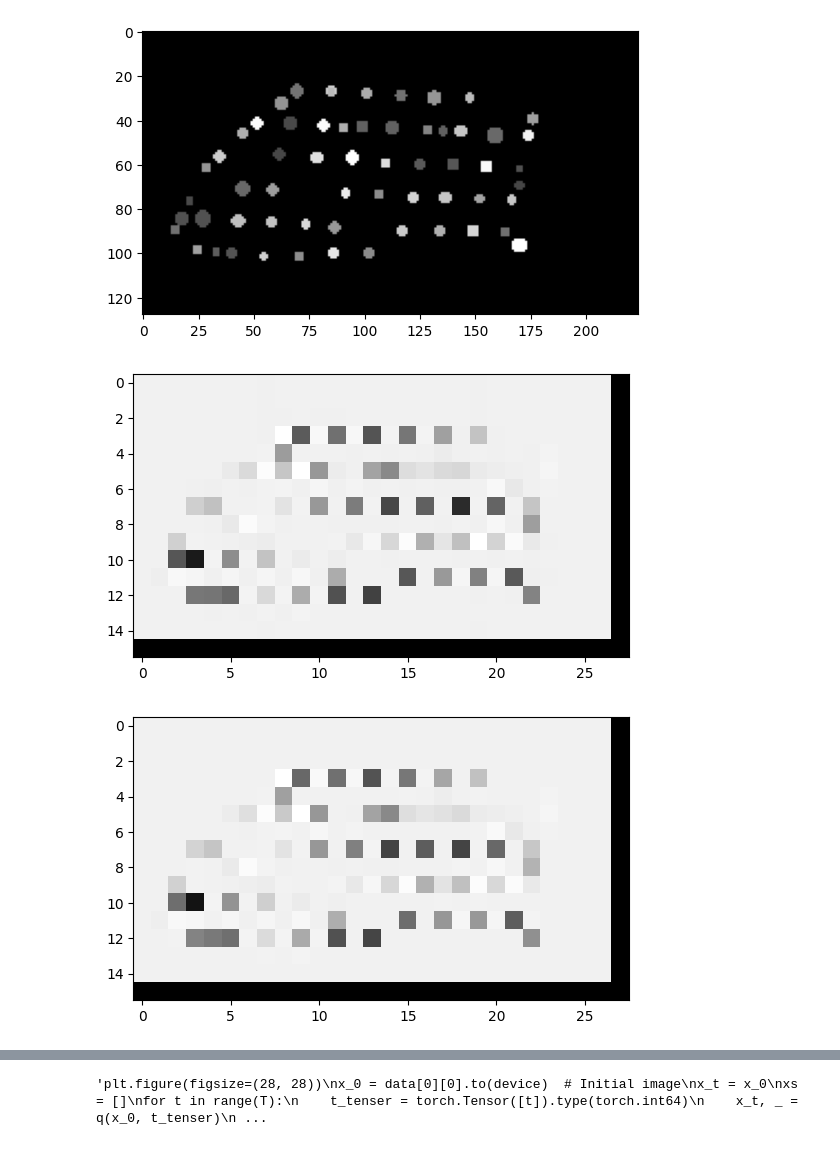
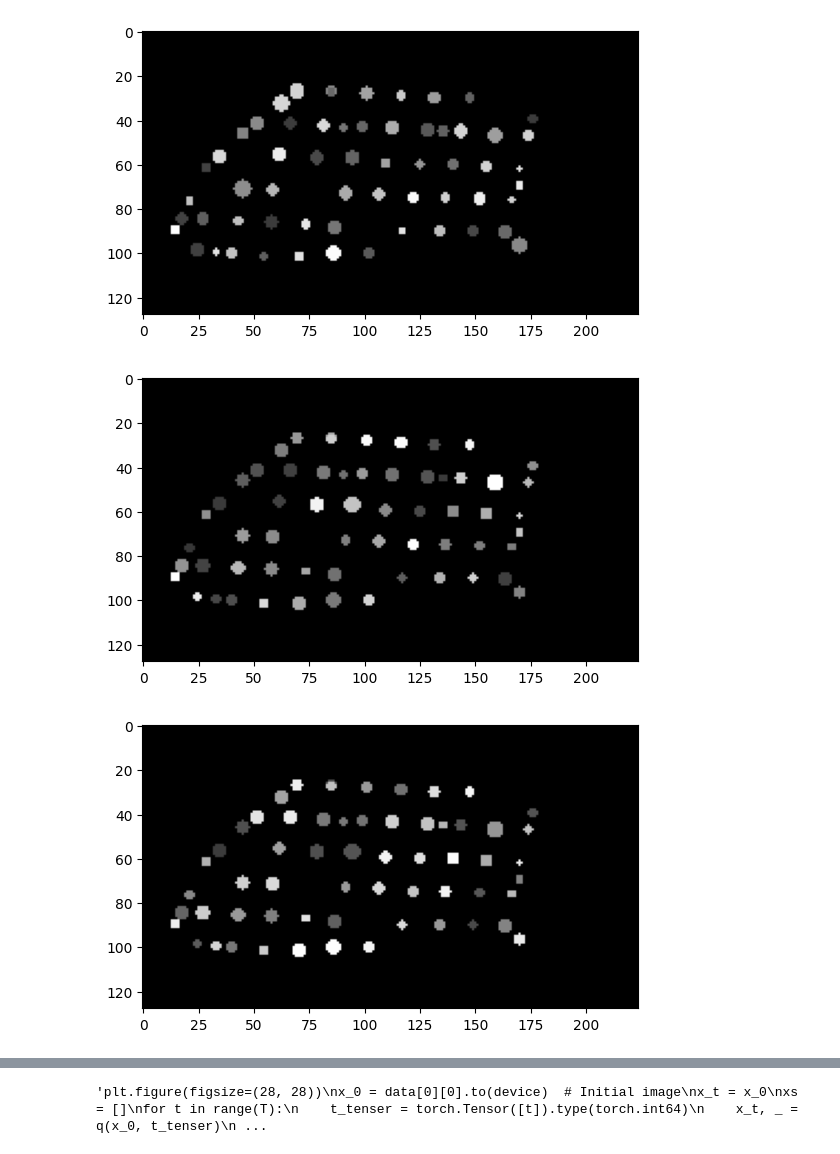
Before and after one commit to dali-cs1/summer_internship, a Jupyter notebook: model/diffusion_model.ipynb, the cells around one changed output, grey strips where cells are left out. Drawn from its saved outputs; the diff is of its cells as text; code cells hidden in the pictures.

Commit message:
Model+context+rectified Normalization.Added automatic DART data Extraction.Preloaded context for faster model runtime .

```diff
--- a/model/diffusion_model.ipynb
+++ b/model/diffusion_model.ipynb
@@ -27,53 +36,39 @@ transforms = v2.Compose([v2.Normalize(mean, std),v2.Lambda(lambda t: (t * 2) - 1
 # %%
 class CustomDataset(Dataset):
 
-    def __init__(self, img_dir, transform=None):
+    def __init__(self, img_dir, transform=None,transforms_context=None):
         self.img_dir = img_dir
         self.transform = transform
+        self.transforms_context = transforms_context
     def __len__(self):
         return len(os.listdir(self.img_dir))
 
     def __getitem__(self,idx):
-        cab,cw ,scale= [],[],[]
         img_path = os.path.join(self.img_dir,os.listdir(self.img_dir)[idx])
-        props_path = os.path.join(img_path,os.listdir(img_path)[1])
+        context_path = os.path.join(img_path,os.listdir(img_path)[1])
         img_path=os.path.join(img_path,os.listdir(img_path)[0])
-
-        f=open(props_path,'r')
-        props=js.load(f)
-        for i in range (60):
-            cab.append(props[f"Cab{i}"])
-            cw.append(props[f"Cw{i}"])
-            scale.append(props[f"xscale{i}"])
-        cab_patch,cw_patch=land_patch(positions,scale, cab, cw,np.zeros((128,224)))
 
         dataset=rasterio.open(img_path)
         image=dataset.read()
         tensr=(np.zeros((10,16,28)))
-
-        patch=(np.zeros((2,128,224)).astype(np.float32))
-        patch[0]=cab_patch
-        patch[1]=cw_patch
-        patch=torch.tensor(patch)
-
-        #try:
         for i in range(10):
             tensr[i][0:15,0:27]=bicubic_interpolation(image[i]).astype(np.int16)
         tensr=torch.tensor(tensr)
-        #except:
-        #   print('error occurred')
+        patch=torch.load(context_path)
         if self.transform:
             tensr = self.transform(tensr)
+        if self.transforms_context:
+            patch=self.transforms_context(patch)
         return (tensr ,patch )
 # %%
 img_dir="C:/Users/moham/OneDrive/Bureau/summer_internship/data/grp2/"
 IMG_height,IMG_width = 16,28
 IMG_CH = 10
-BATCH_SIZE = 10
+BATCH_SIZE = 28
 data = CustomDataset(img_dir,transforms)
 dataloader = DataLoader(data, batch_size=BATCH_SIZE, shuffle=True, drop_last=True)
 device = torch.device("cuda" if torch.cuda.is_available() else "cpu")
-d=(data[0],)
+d=(data[0],data[1],data[2])
 
 for i,k in d:
     plt.imshow(k[1],cmap='gray')
@@ -88,3 +83,3 @@ for i,k in d:
-[figure, old version]
+[figure, new version]
-[figure, old version]
+[figure, new version]
-[figure, old version]
+[figure, new version]
```
Also changed, not shown: parts of 9 cells of this notebook, 11 other files.
